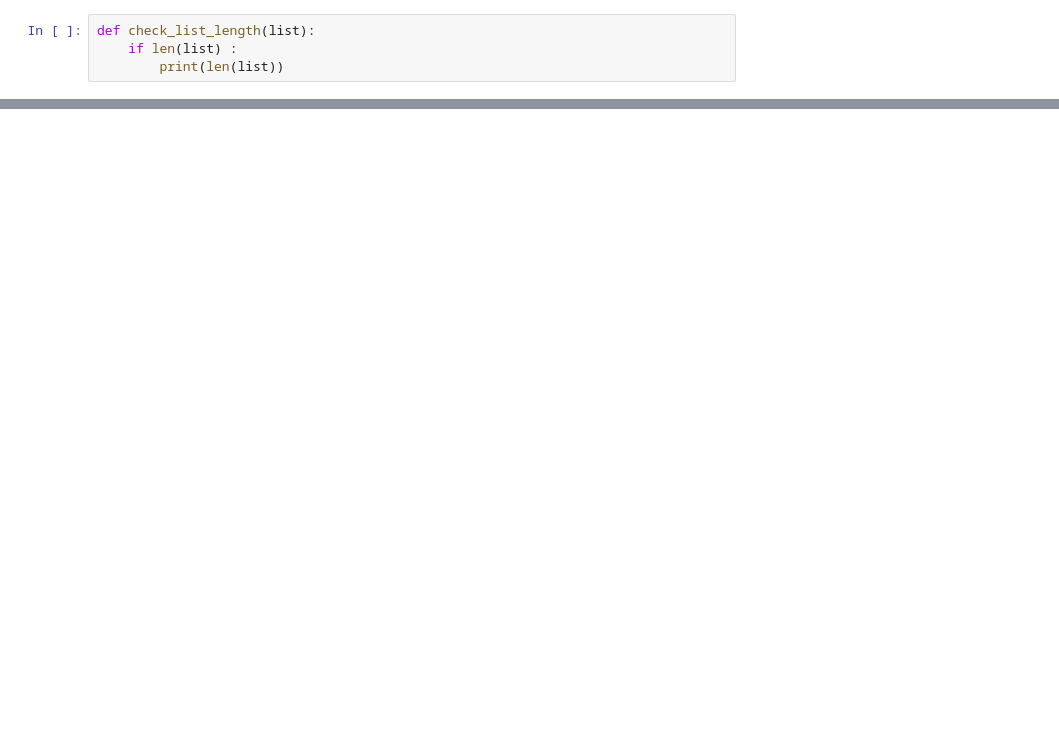
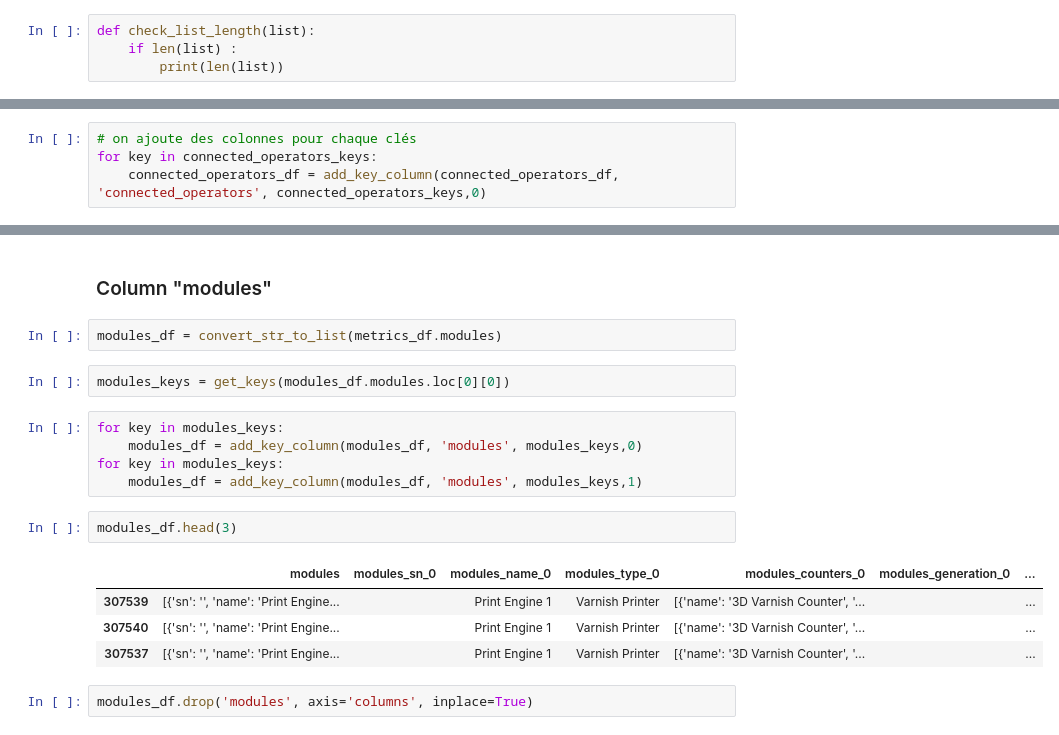
Before and after one commit to AranOribu/Prediction-Erreur-JetVarnish3DEvo, a Jupyter notebook: notebooks/data_explo_metrics.ipynb, the cells around one changed output, grey strips where cells are left out. Saved outputs shown, nothing was run; the diff lists cells and outputs as text; blank space fills up the shorter version.

```diff
--- a/notebooks/data_explo_metrics.ipynb
+++ b/notebooks/data_explo_metrics.ipynb
@@ -134,0 +102,4 @@ plt.show()
+# %%
+# on ajoute des colonnes pour chaque clés
+for key in connected_operators_keys:
+    connected_operators_df = add_key_column(connected_operators_df, 'connected_operators', connected_operators_keys,0)
@@ -134,0 +121,20 @@ plt.show()
+# %% [markdown]
+### Column "modules"
+# %%
+modules_df = convert_str_to_list(metrics_df.modules)
+# %%
+modules_keys = get_keys(modules_df.modules.loc[0][0])
+# %%
+for key in modules_keys:
+    modules_df = add_key_column(modules_df, 'modules', modules_keys,0)
+for key in modules_keys:
+    modules_df = add_key_column(modules_df, 'modules', modules_keys,1)
+# %%
+modules_df.head(3)
+# %% [output]
+|  | modules | modules_sn_0 | modules_name_0 | modules_type_0 | modules_counters_0 | modules_generation_0 | ... |
+| 307539 | [{'sn': '', 'name': 'Print Engine... |  | Print Engine 1 | Varnish Printer | [{'name': '3D Varnish Counter', '... |  | ... |
+| 307540 | [{'sn': '', 'name': 'Print Engine... |  | Print Engine 1 | Varnish Printer | [{'name': '3D Varnish Counter', '... |  | ... |
+| 307537 | [{'sn': '', 'name': 'Print Engine... |  | Print Engine 1 | Varnish Printer | [{'name': '3D Varnish Counter', '... |  | ... |
+# %%
+modules_df.drop('modules', axis='columns', inplace=True)
```
Also changed, not shown: parts of 78 cells of this notebook.
